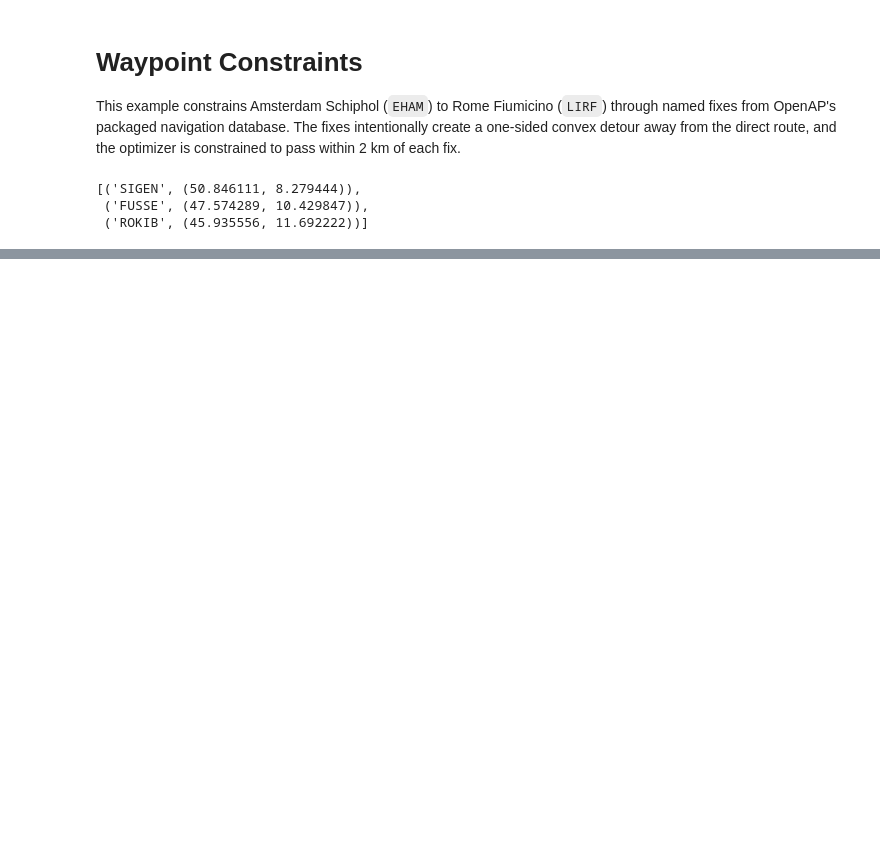
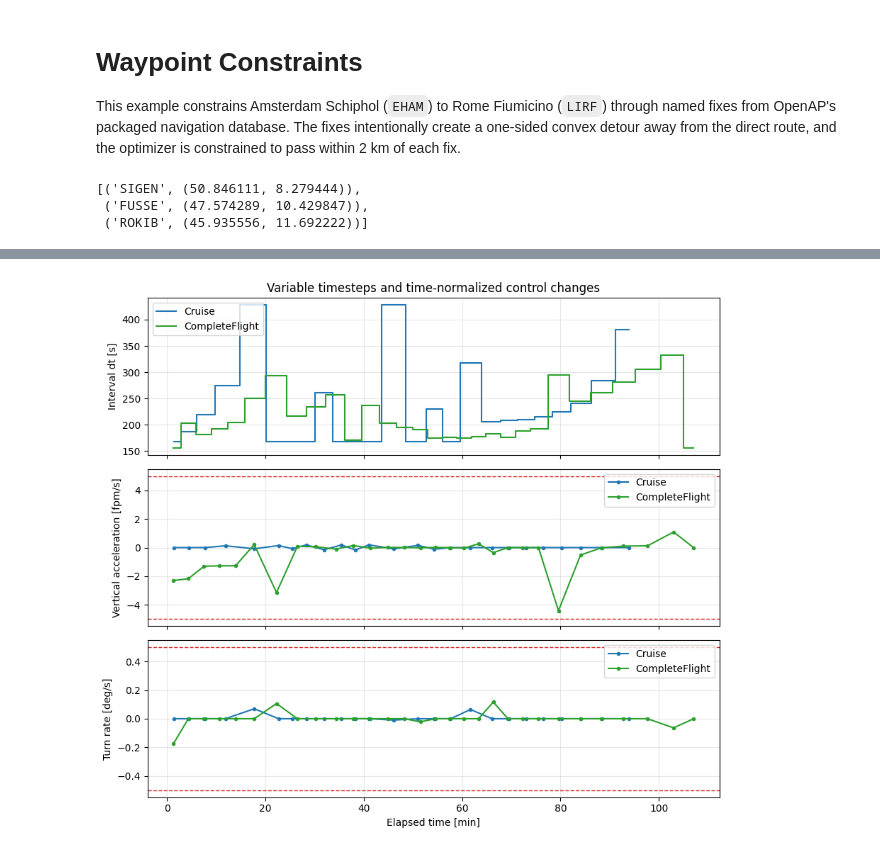
Before and after one commit to junzis/opentop, a Jupyter notebook: examples/waypoints.ipynb, the cells around one changed output, grey strips where cells are left out. Drawn from its saved outputs; the diff is of its cells as text; code cells hidden in the pictures; blank space fills up the shorter version.

Commit message:
fix: scale smoothness constraints by timestep

```diff
--- a/examples/waypoints.ipynb
+++ b/examples/waypoints.ipynb
@@ -236,0 +234,78 @@ plt.show()
+# %%
+def control_rate_diagnostics(flight):
+    timestamps = flight.ts.to_numpy()
+    interval_dt = np.diff(timestamps)
+    time_midpoint = (timestamps[:-1] + timestamps[1:]) / 120
+    vertical_rate = flight.vertical_rate.to_numpy()
+    heading = np.unwrap(np.deg2rad(flight.heading.to_numpy()))
+    return {
+        "time_midpoint": time_midpoint,
+        "interval_dt": interval_dt,
+        "vertical_acceleration": np.diff(vertical_rate) / interval_dt,
+        "turn_rate": np.rad2deg(np.diff(heading)) / interval_dt,
+        "vertical_rate_change": np.diff(vertical_rate),
+        "heading_change": np.rad2deg(np.diff(heading)),
+    }
+
+
+fig, axes = plt.subplots(3, 1, figsize=(9, 8), sharex=True)
+for label, flight, color in (
+    ("Cruise", cruise_flight, "tab:blue"),
+    ("CompleteFlight", complete_flight, "tab:green"),
+):
+    rates = control_rate_diagnostics(flight)
+    print(label)
+    print(
+        f"  optimized dt range: {rates['interval_dt'].min():.2f} to "
+        f"{rates['interval_dt'].max():.2f} s"
+    )
+    print(
+        "  max |vertical acceleration|: "
+        f"{np.abs(rates['vertical_acceleration']).max():.4f} fpm/s"
+    )
+    print(f"  max |turn rate|: {np.abs(rates['turn_rate']).max():.4f} deg/s")
+    print(
+        "  max per-node changes: "
+        f"{np.abs(rates['vertical_rate_change']).max():.1f} fpm, "
+        f"{np.abs(rates['heading_change']).max():.2f} deg"
+    )
+
+    axes[0].step(
+        rates["time_midpoint"],
+        rates["interval_dt"],
+        where="mid",
+        color=color,
+        label=label,
+    )
+    axes[1].plot(
+        rates["time_midpoint"],
+        rates["vertical_acceleration"],
+        marker="o",
+        ms=3,
+        color=color,
+        label=label,
+    )
+    axes[2].plot(
+        rates["time_midpoint"],
+        rates["turn_rate"],
+        marker="o",
+        ms=3,
+        color=color,
+        label=label,
+    )
+
+axes[0].set_ylabel("Interval dt [s]")
+axes[1].set_ylabel("Vertical acceleration [fpm/s]")
+axes[2].set_ylabel("Turn rate [deg/s]")
+axes[2].set_xlabel("Elapsed time [min]")
+for limit in (-5, 5):
+    axes[1].axhline(limit, color="tab:red", ls="--", lw=1)
+for limit in (-0.5, 0.5):
+    axes[2].axhline(limit, color="tab:red", ls="--", lw=1)
+for ax in axes:
+    ax.grid(True, alpha=0.3)
+    ax.legend()
+axes[0].set_title("Variable timesteps and time-normalized control changes")
+plt.tight_layout()
+plt.show()
+# %% [output]
@@ -236,0 +322 @@ plt.show()
+[figure, added]
```
Also changed, not shown: parts of 8 cells of this notebook, 8 other files.
